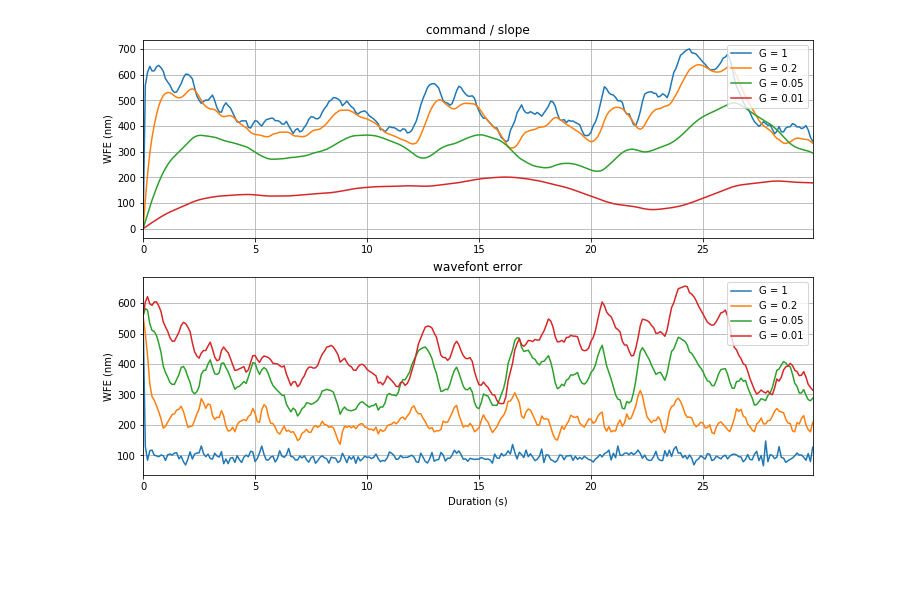
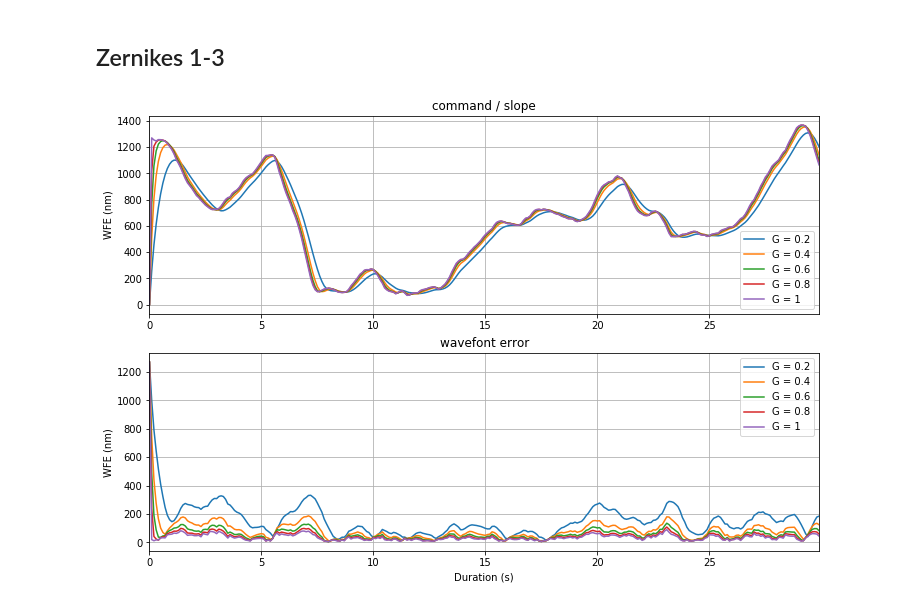
Before and after one commit to vortex-exoplanet/HEEPS, a Jupyter notebook: tools/water_vapor/closed_loop_control.ipynb, the cells around one changed output. Drawn from its saved outputs; the diff is of its cells as text; code cells hidden in the pictures; blank space fills up the shorter version.

```diff
--- a/tools/water_vapor/closed_loop_control.ipynb
+++ b/tools/water_vapor/closed_loop_control.ipynb
@@ -14,30 +16,34 @@ Z = Z[:300]
 scaling = 1200/8814.11*1e9
 t_rep = 0.1
 ts = np.arange(len(Z))*t_rep
-def integ(Z, G):
+def integ(Z, G, nLF, nHF):
     X = np.zeros(Z.shape)
-    Y = np.zeros(Z.shape)
-    Y[0, 3:] = Z[0, 3:]
-    for n in range(len(Z) - 1):
-        X[n+1, 3:] = X[n, 3:] + G*Y[n, 3:]
-        Y[n+1, 3:] = Z[n+1, 3:] - X[n+1, 3:]
+    Y = deepcopy(Z)
+    for n in range(nLF, len(Z)):
+        X[n, :3] = X[n-nLF, :3] + G*Y[n-nLF, :3]
+        Y[n, :3] = Z[n, :3] - X[n, :3]
+    for n in range(nHF, len(Z)):
+        X[n, 3:] = X[n-nHF, 3:] + G*Y[n-nHF, 3:]
+        Y[n, 3:] = Z[n, 3:] - X[n, 3:]
     return X, Y
+# %% [markdown]
+## Zernikes 1-3
 # %%
 fig, axs = plt.subplots(nrows=2, ncols=1, figsize=(12,8))
-for G in [1, .2, .05, .01]:
-    X, Y = integ(Z, G)
+for G in [.2, .4, .6, .8, 1]:
+    X, Y = integ(Z, G, 1, 10)
     plt.subplot(211)
-    plt.plot(ts, np.sqrt(np.sum(X**2,1))*scaling, label='G = %s'%G)
+    plt.plot(ts, np.sqrt(np.sum(X[:, :3]**2,1))*scaling, label='G = %s'%G)
     plt.subplot(212)
-    plt.plot(ts, np.sqrt(np.sum(Y**2,1))*scaling, label='G = %s'%G)
+    plt.plot(ts, np.sqrt(np.sum(Y[:, :3]**2,1))*scaling, label='G = %s'%G)
 plt.subplot(211); plt.title('command / slope')
 plt.legend(); plt.grid('on')
 plt.ylabel('WFE (nm)')
 plt.xlim((0, ts[-1]))
 plt.subplot(212); plt.title('wavefont error')
 plt.legend(); plt.grid('on')
 plt.xlabel('Duration (s)')
 plt.ylabel('WFE (nm)')
 plt.xlim((0, ts[-1]));
 # %% [output]
-[figure, old version]
+[figure, new version]
```
Also changed, not shown: parts of 4 cells of this notebook.
